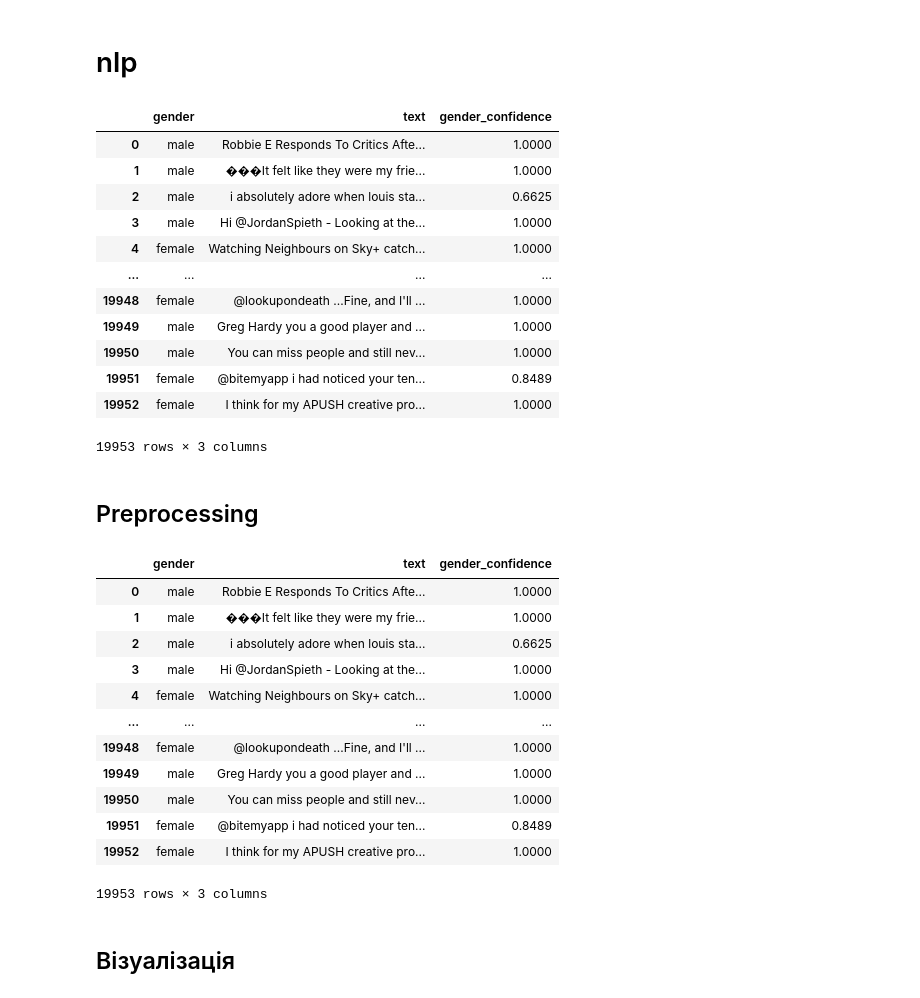
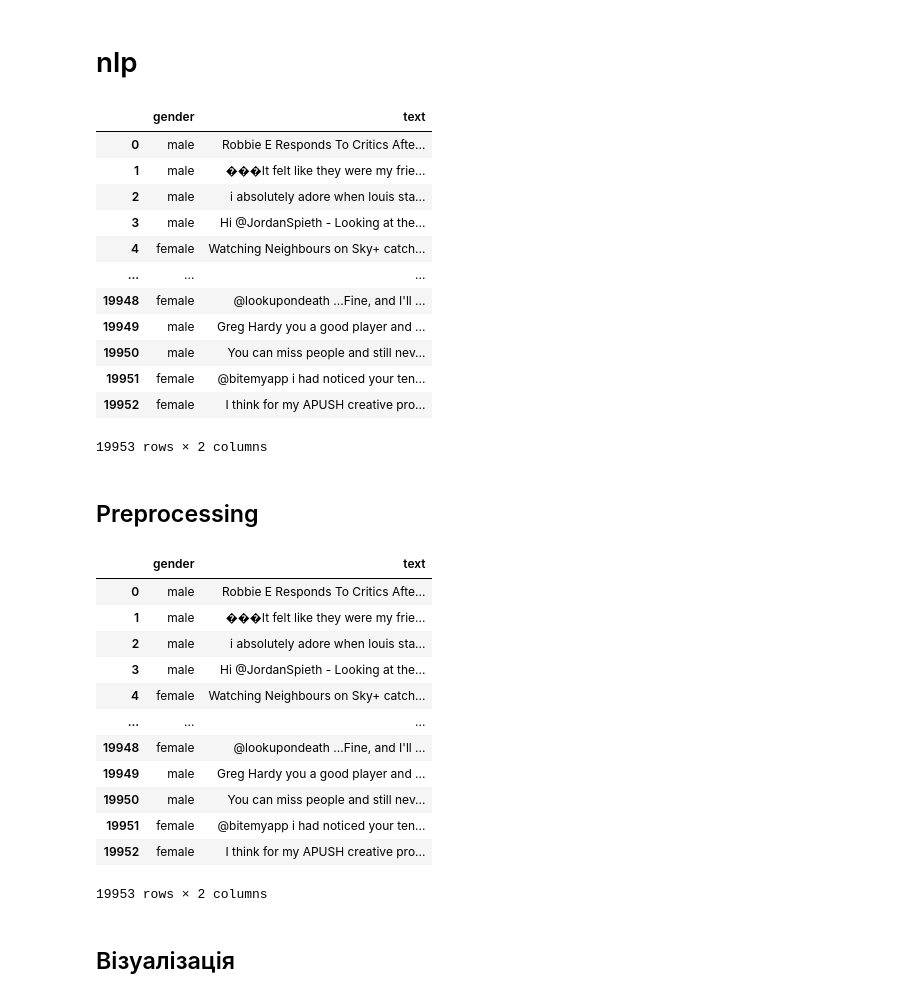
Before and after one commit to pro100jekon/kpi-da, a Jupyter notebook: lb2/lb2.ipynb, the cells around one changed output. Cells and saved outputs as stored; diff of their text form; code cells hidden in the pictures.

Commit message:
removed unused column for classification

```diff
--- a/lb2/lb2.ipynb
+++ b/lb2/lb2.ipynb
@@ -114,25 +114,25 @@ for i in range(len(n_colors)):
 # %% [markdown]
 # nlp
 # %%
-df = pd.DataFrame(pd.read_csv('gender_tweets.csv'))[['gender', 'text', 'gender_confidence']]
+df = pd.DataFrame(pd.read_csv('gender_tweets.csv'))[['gender', 'text']]
 
 df.dropna(inplace=True, ignore_index=True)
 
 df
 # %% [output]
-|  | gender | text | gender_confidence |
-| 0 | male | Robbie E Responds To Critics Afte... | 1.0000 |
-| 1 | male | ���It felt like they were my frie... | 1.0000 |
-| 2 | male | i absolutely adore when louis sta... | 0.6625 |
-| 3 | male | Hi @JordanSpieth - Looking at the... | 1.0000 |
-| 4 | female | Watching Neighbours on Sky+ catch... | 1.0000 |
-| ... | ... | ... | ... |
-| 19948 | female | @lookupondeath ...Fine, and I'll ... | 1.0000 |
-| 19949 | male | Greg Hardy you a good player and ... | 1.0000 |
-| 19950 | male | You can miss people and still nev... | 1.0000 |
-| 19951 | female | @bitemyapp i had noticed your ten... | 0.8489 |
-| 19952 | female | I think for my APUSH creative pro... | 1.0000 |
+|  | gender | text |
+| 0 | male | Robbie E Responds To Critics Afte... |
+| 1 | male | ���It felt like they were my frie... |
+| 2 | male | i absolutely adore when louis sta... |
+| 3 | male | Hi @JordanSpieth - Looking at the... |
+| 4 | female | Watching Neighbours on Sky+ catch... |
+| ... | ... | ... |
+| 19948 | female | @lookupondeath ...Fine, and I'll ... |
+| 19949 | male | Greg Hardy you a good player and ... |
+| 19950 | male | You can miss people and still nev... |
+| 19951 | female | @bitemyapp i had noticed your ten... |
+| 19952 | female | I think for my APUSH creative pro... |
-19953 rows × 3 columns
+19953 rows × 2 columns
 # %% [markdown]
 ## Preprocessing
 # %%
@@ -184,19 +184,19 @@ df_copy['text'] = df_copy['text'].apply(preprocess)
 
 df
 # %% [output]
-|  | gender | text | gender_confidence |
-| 0 | male | Robbie E Responds To Critics Afte... | 1.0000 |
-| 1 | male | ���It felt like they were my frie... | 1.0000 |
-| 2 | male | i absolutely adore when louis sta... | 0.6625 |
-| 3 | male | Hi @JordanSpieth - Looking at the... | 1.0000 |
-| 4 | female | Watching Neighbours on Sky+ catch... | 1.0000 |
-| ... | ... | ... | ... |
-| 19948 | female | @lookupondeath ...Fine, and I'll ... | 1.0000 |
-| 19949 | male | Greg Hardy you a good player and ... | 1.0000 |
-| 19950 | male | You can miss people and still nev... | 1.0000 |
-| 19951 | female | @bitemyapp i had noticed your ten... | 0.8489 |
-| 19952 | female | I think for my APUSH creative pro... | 1.0000 |
+|  | gender | text |
+| 0 | male | Robbie E Responds To Critics Afte... |
+| 1 | male | ���It felt like they were my frie... |
+| 2 | male | i absolutely adore when louis sta... |
+| 3 | male | Hi @JordanSpieth - Looking at the... |
+| 4 | female | Watching Neighbours on Sky+ catch... |
+| ... | ... | ... |
+| 19948 | female | @lookupondeath ...Fine, and I'll ... |
+| 19949 | male | Greg Hardy you a good player and ... |
+| 19950 | male | You can miss people and still nev... |
+| 19951 | female | @bitemyapp i had noticed your ten... |
+| 19952 | female | I think for my APUSH creative pro... |
-19953 rows × 3 columns
+19953 rows × 2 columns
 # %% [markdown]
 ## Візуалізація
 # %%
```
Also changed, not shown: parts of 2 cells of this notebook.
